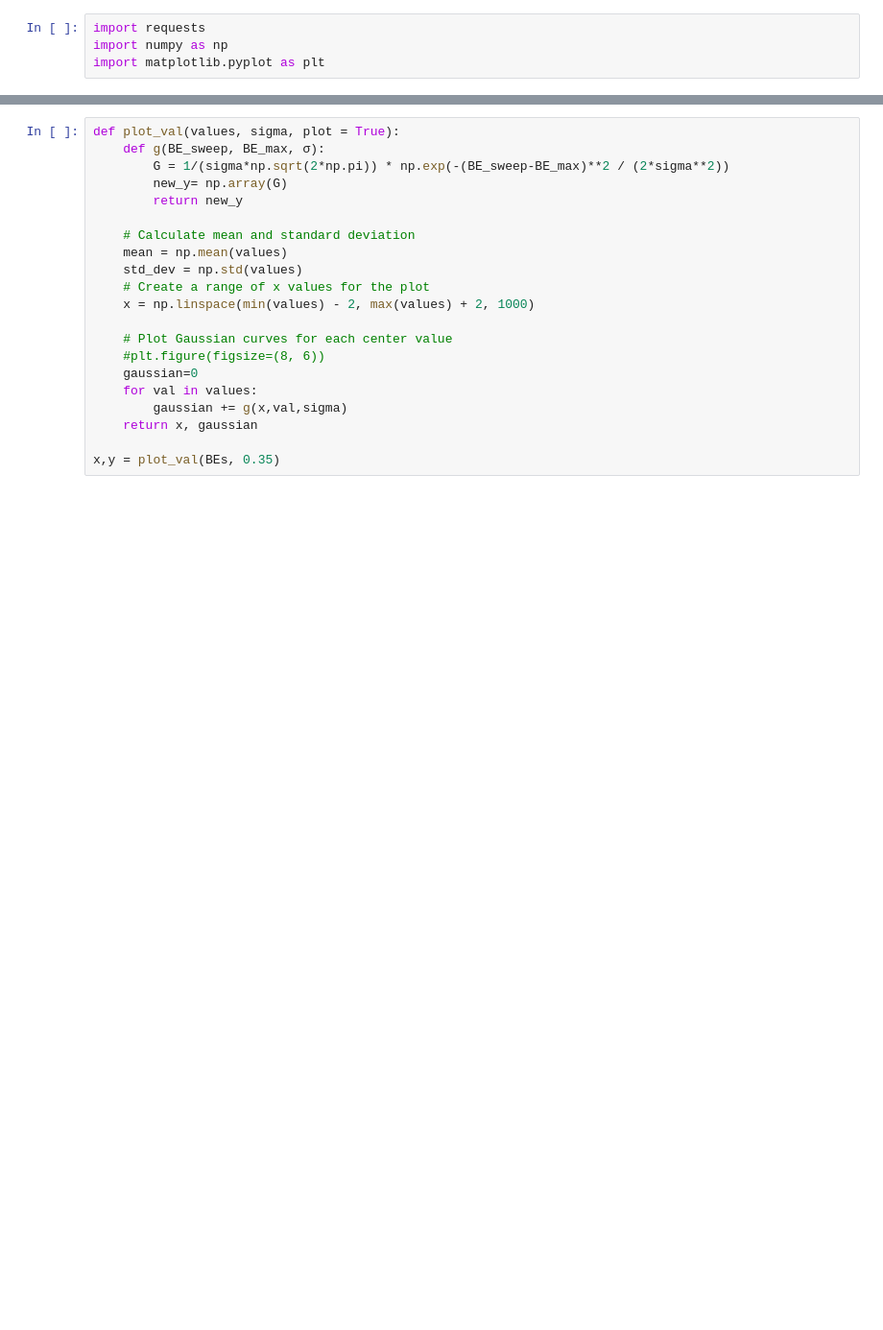
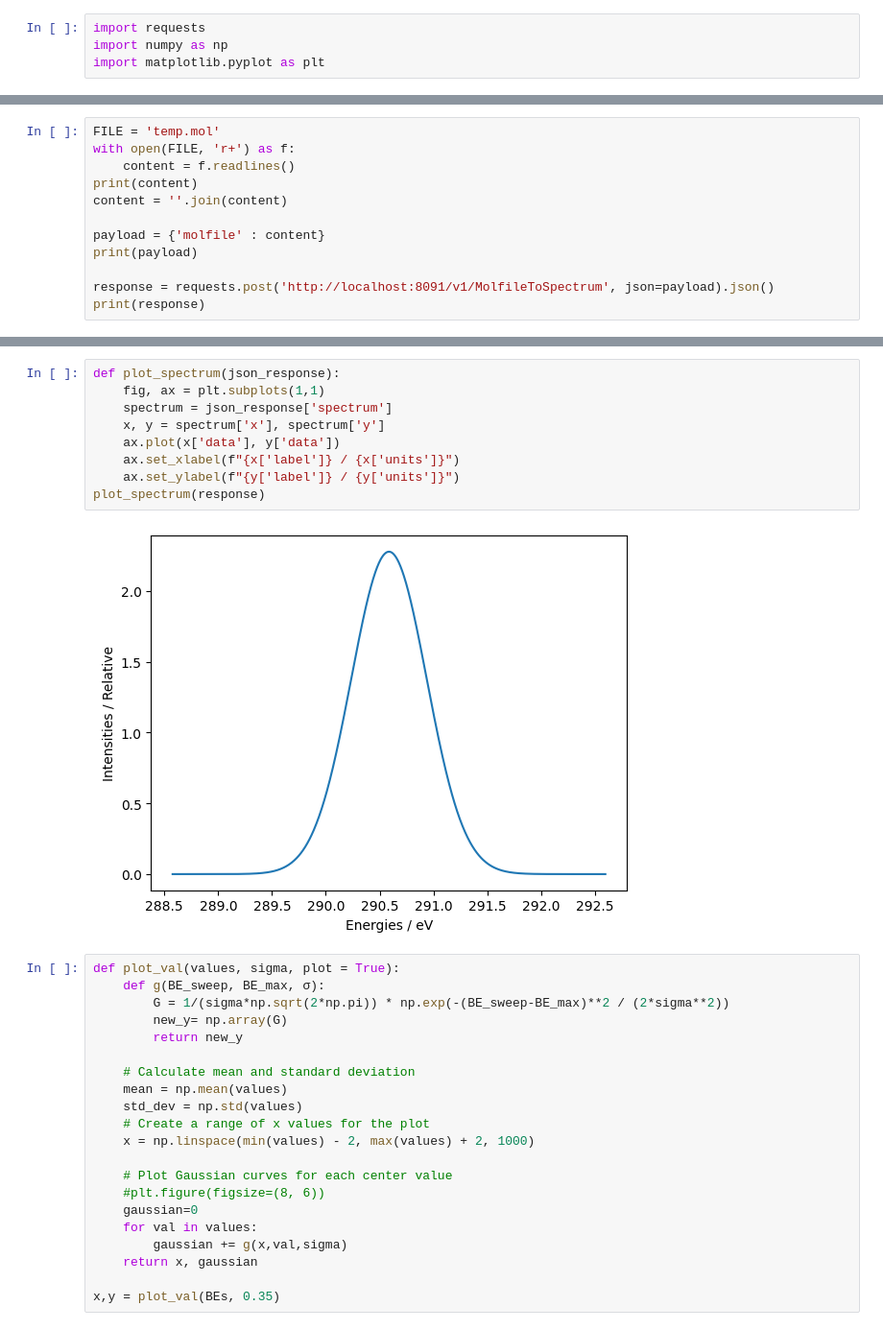
Before and after one commit to cheminfo-py/xps-service, a Jupyter notebook: xps/explore/testing.ipynb, the cells around one changed output, grey strips where cells are left out. Shown at 96% size. Cells and saved outputs as stored; diff of their text form; blank space fills up the shorter version.

Commit message:
feat: molfile as input

```diff
--- a/xps/explore/testing.ipynb
+++ b/xps/explore/testing.ipynb
@@ -23,0 +8,12 @@ Text(0.5, 1.0, 'Sigma 0.35')
+# %%
+FILE = 'temp.mol'
+with open(FILE, 'r+') as f:
+    content = f.readlines()
+print(content)
+content = ''.join(content)
+
+payload = {'molfile' : content}
+print(payload)
+
+response = requests.post('http://localhost:8091/v1/MolfileToSpectrum', json=payload).json()
+print(response)
@@ -24,3 +24,14 @@ Text(0.5, 1.0, 'Sigma 0.35')
+# %%
+def plot_spectrum(json_response):
+    fig, ax = plt.subplots(1,1)
+    spectrum = json_response['spectrum']
+    x, y = spectrum['x'], spectrum['y']
+    ax.plot(x['data'], y['data'])
+    ax.set_xlabel(f"{x['label']} / {x['units']}")
+    ax.set_ylabel(f"{y['label']} / {y['units']}")
+plot_spectrum(response)
+# %% [output]
+[figure, added]
 # %%
 def plot_val(values, sigma, plot = True):
     def g(BE_sweep, BE_max, σ):
```
Also changed, not shown: parts of 4 cells of this notebook, 8 other files.
